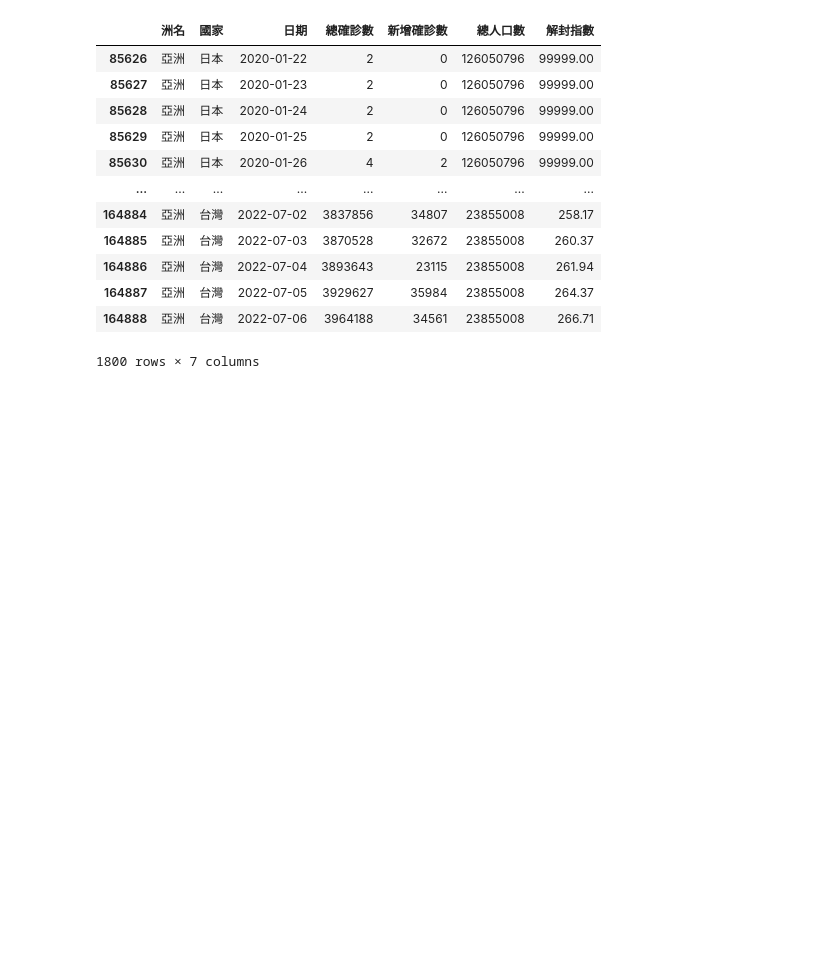
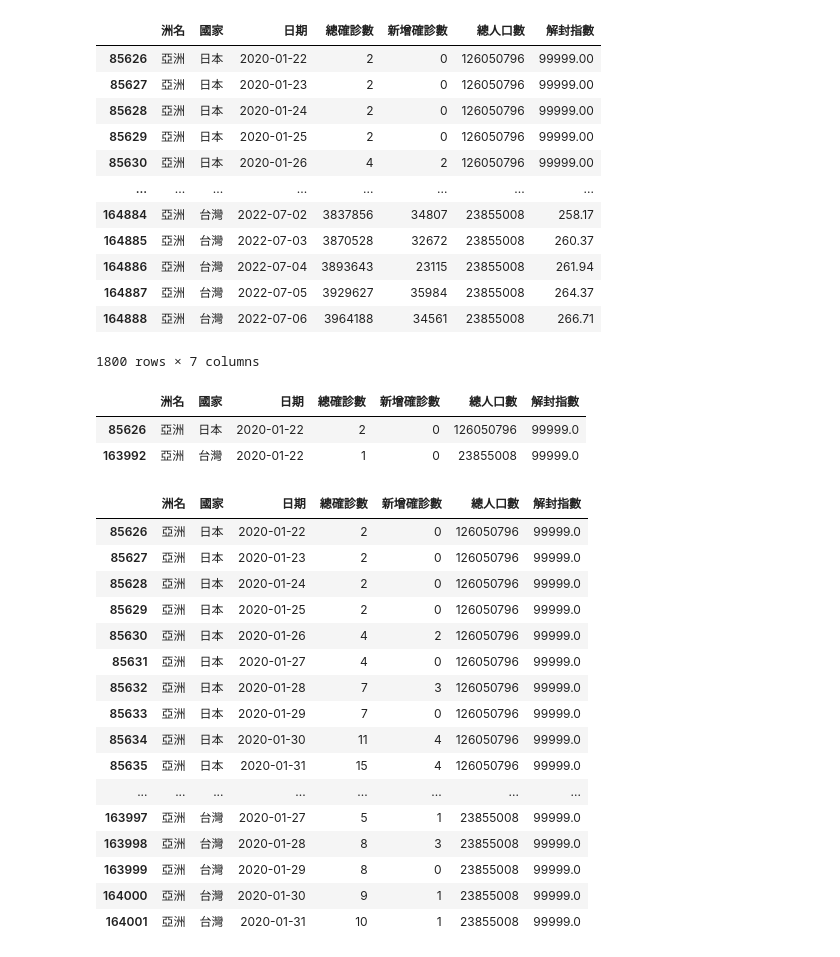
Before and after one commit to Han7502/2023_11_14_2_4, a Jupyter notebook: lesson18/lesson18_1.ipynb, the cells around one changed output. Cells and saved outputs as stored; diff of their text form; code cells hidden in the pictures; blank space fills up the shorter version.

```diff
--- a/lesson18/lesson18_1.ipynb
+++ b/lesson18/lesson18_1.ipynb
@@ -151,3 +151,32 @@ taiwan_japan
 | 164887 | 亞洲 | 台灣 | 2022-07-05 | 3929627 | 35984 | 23855008 | 264.37 |
 | 164888 | 亞洲 | 台灣 | 2022-07-06 | 3964188 | 34561 | 23855008 | 266.71 |
 1800 rows × 7 columns
+# %%
+#針對datatime的搜尋
+#取出2020-01-22
+taiwan_japan.query('日期=="2020-01-22"')
+# %% [output]
+|  | 洲名 | 國家 | 日期 | 總確診數 | 新增確診數 | 總人口數 | 解封指數 |
+| 85626 | 亞洲 | 日本 | 2020-01-22 | 2 | 0 | 126050796 | 99999.0 |
+| 163992 | 亞洲 | 台灣 | 2020-01-22 | 1 | 0 | 23855008 | 99999.0 |
+# %%
+#取出小於2020-02-01
+taiwan_japan.query('日期<"2020-02-01"')
+# %% [output]
+|  | 洲名 | 國家 | 日期 | 總確診數 | 新增確診數 | 總人口數 | 解封指數 |
+| 85626 | 亞洲 | 日本 | 2020-01-22 | 2 | 0 | 126050796 | 99999.0 |
+| 85627 | 亞洲 | 日本 | 2020-01-23 | 2 | 0 | 126050796 | 99999.0 |
+| 85628 | 亞洲 | 日本 | 2020-01-24 | 2 | 0 | 126050796 | 99999.0 |
+| 85629 | 亞洲 | 日本 | 2020-01-25 | 2 | 0 | 126050796 | 99999.0 |
+| 85630 | 亞洲 | 日本 | 2020-01-26 | 4 | 2 | 126050796 | 99999.0 |
+| 85631 | 亞洲 | 日本 | 2020-01-27 | 4 | 0 | 126050796 | 99999.0 |
+| 85632 | 亞洲 | 日本 | 2020-01-28 | 7 | 3 | 126050796 | 99999.0 |
+| 85633 | 亞洲 | 日本 | 2020-01-29 | 7 | 0 | 126050796 | 99999.0 |
+| 85634 | 亞洲 | 日本 | 2020-01-30 | 11 | 4 | 126050796 | 99999.0 |
+| 85635 | 亞洲 | 日本 | 2020-01-31 | 15 | 4 | 126050796 | 99999.0 |
+| ... | ... | ... | ... | ... | ... | ... | ... |
+| 163997 | 亞洲 | 台灣 | 2020-01-27 | 5 | 1 | 23855008 | 99999.0 |
+| 163998 | 亞洲 | 台灣 | 2020-01-28 | 8 | 3 | 23855008 | 99999.0 |
+| 163999 | 亞洲 | 台灣 | 2020-01-29 | 8 | 0 | 23855008 | 99999.0 |
+| 164000 | 亞洲 | 台灣 | 2020-01-30 | 9 | 1 | 23855008 | 99999.0 |
+| 164001 | 亞洲 | 台灣 | 2020-01-31 | 10 | 1 | 23855008 | 99999.0 |
```
Also changed, not shown: parts of 1 cell of this notebook, 1 other file.
